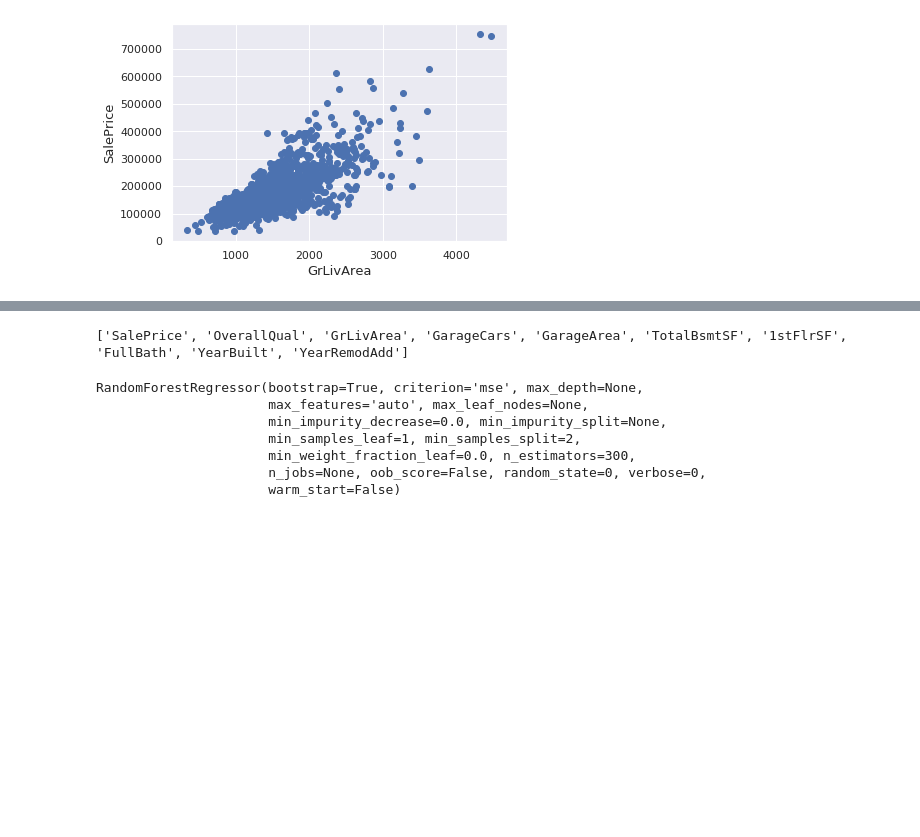
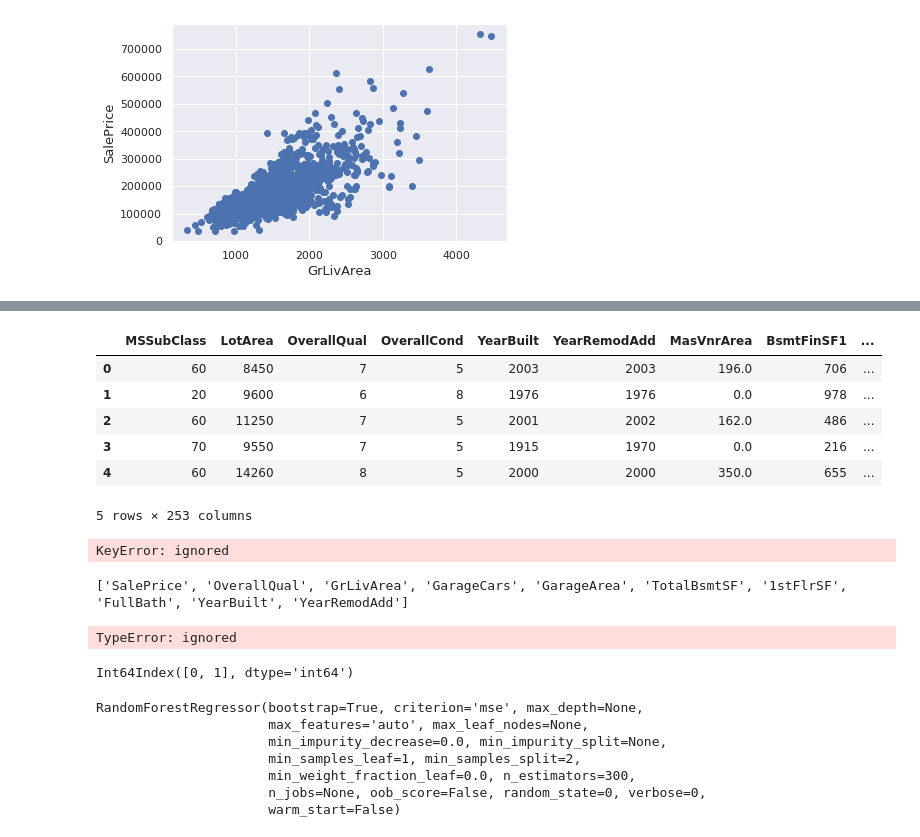
Before and after one commit to tangzongjin/Final-Project, a Jupyter notebook: Untitled4.ipynb, the cells around one changed output, grey strips where cells are left out. Drawn from its saved outputs; the diff is of its cells as text; code cells hidden in the pictures; blank space fills up the shorter version.

```diff
--- a/Untitled4.ipynb
+++ b/Untitled4.ipynb
@@ -169,3 +131,28 @@ for i in ('BsmtQual', 'BsmtCond', 'BsmtExposure', 'BsmtFinType1', 'BsmtFinType2'
+# %%
+#The missing data processing code in total
+train=train.drop((missing_data1[missing_data1['Total'] > 38]).index,1)
+test=test.drop((missing_data1[missing_data1['Total'] > 38]).index,1)
+for i in ('BsmtQual', 'BsmtCond', 'BsmtExposure', 'BsmtFinType1', 'BsmtFinType2'):
+    train[i] = train[i].fillna('None')
+for i in ('BsmtQual', 'BsmtCond', 'BsmtExposure', 'BsmtFinType1', 'BsmtFinType2'):
+    test[i] = test[i].fillna('None')
+train = train.drop(train.loc[train['Electrical'].isnull()].index)
+test['MSZoning'] = test['MSZoning'].fillna(test['MSZoning'].mode()[0])
+train["MasVnrType"] = train["MasVnrType"].fillna("None")
+train["MasVnrArea"] = train["MasVnrArea"].fillna(0)
+test["MasVnrType"] = test["MasVnrType"].fillna("None")
+test["MasVnrArea"] = test["MasVnrArea"].fillna(0)
+test = test.drop(['Utilities'], axis=1)
+train = train.drop(['Utilities'], axis=1)
+for i in ('BsmtFinSF1', 'BsmtFinSF2', 'BsmtUnfSF','TotalBsmtSF', 'BsmtFullBath', 'BsmtHalfBath'):
+    test[i] = test[i].fillna(0)
+test["Functional"] = test["Functional"].fillna("Typ")
+test['Exterior1st'] =test['Exterior1st'].fillna(test['Exterior1st'].mode()[0])
+test['Exterior2nd'] =test['Exterior2nd'].fillna(test['Exterior2nd'].mode()[0])
+test['SaleType'] = test['SaleType'].fillna(test['SaleType'].mode()[0])
+for i in ('GarageArea', 'GarageCars'):
+    test[i] = test[i].fillna(0)
+test['KitchenQual'] = test['KitchenQual'].fillna(test['KitchenQual'].mode()[0])
 # %%
 train = train.drop(train.loc[train['Electrical'].isnull()].index)
 # %%
@@ -192,8 +180,22 @@ test['KitchenQual'] = test['KitchenQual'].fillna(test['KitchenQual'].mode()[0])
+# %%
+train = pd.get_dummies(train)
+test = pd.get_dummies(test)
+train.head()
+# %% [output]
+|  | MSSubClass | LotArea | OverallQual | OverallCond | YearBuilt | YearRemodAdd | MasVnrArea | BsmtFinSF1 | ... |
+| 0 | 60 | 8450 | 7 | 5 | 2003 | 2003 | 196.0 | 706 | ... |
+| 1 | 20 | 9600 | 6 | 8 | 1976 | 1976 | 0.0 | 978 | ... |
+| 2 | 60 | 11250 | 7 | 5 | 2001 | 2002 | 162.0 | 486 | ... |
+| 3 | 70 | 9550 | 7 | 5 | 1915 | 1970 | 0.0 | 216 | ... |
+| 4 | 60 | 14260 | 8 | 5 | 2000 | 2000 | 350.0 | 655 | ... |
+5 rows × 253 columns
 # %%
 #Random Forest
 y_RF=y.values
-train_RF=train.drop("Id", axis = 1, inplace = True)
-test_RF=test.drop("Id", axis = 1, inplace = True)
+train_RF=train.drop("Id", axis = 1, inplace = True).values
+test_RF=test.drop("Id", axis = 1, inplace = True).values
+# %% [output]
+KeyError: ignored
 # %%
 corr = train.corr()
 top10 = list(corr.nlargest(10, 'SalePrice')['SalePrice'].index.values)
@@ -206,4 +209,17 @@ X_RP=test[top10[1:]].iloc[:,0:].values
 # %%
 from sklearn.model_selection  import train_test_split
-X_train, X_test, y_train, y_test = train_test_split(x_RF, y_RF, test_size=0.3, random_state = 0)
+X_train, X_test, y_train, y_test = train_test_split(train_RF, y_RF, test_size=0.3, random_state = 0)
+# %% [output]
+TypeError: ignored
+# %%
+from sklearn.ensemble import RandomForestRegressor
+from sklearn.feature_selection import SelectFromModel
+forest = RandomForestRegressor(n_estimators=300, random_state=0)
+forest.fit(X_train, y_train)
+model=SelectFromModel(forest,prefit=True,max_features=5)
+feature_idx = model.get_support()
+feature_names = x.columns[feature_idx]
+feature_names
+# %% [output]
+Int64Index([0, 1], dtype='int64')
 # %%
```
Also changed, not shown: parts of 10 cells of this notebook.
